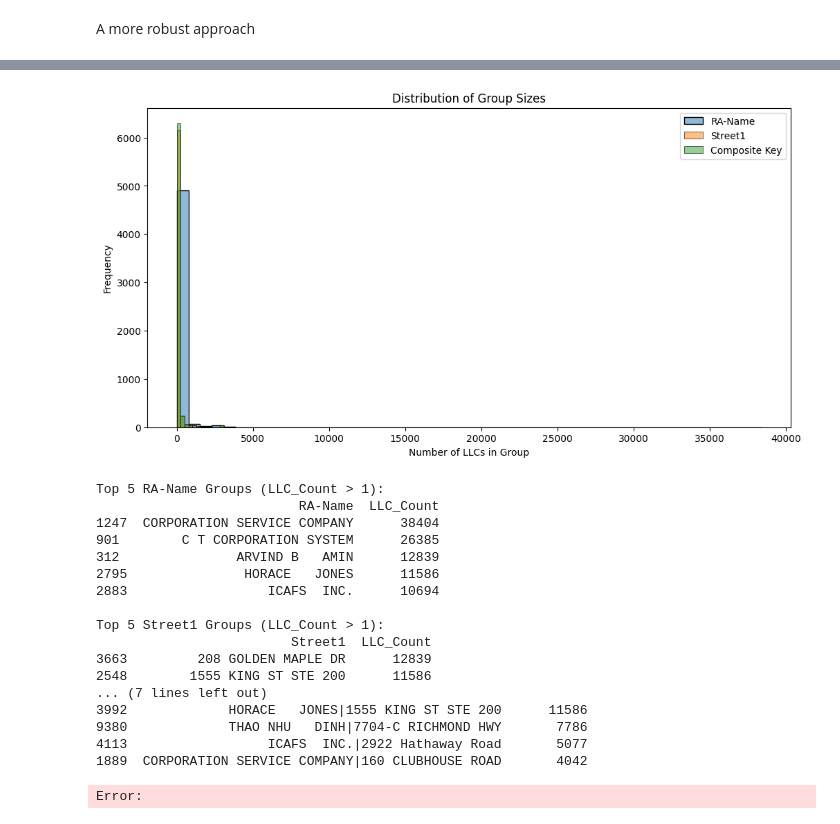
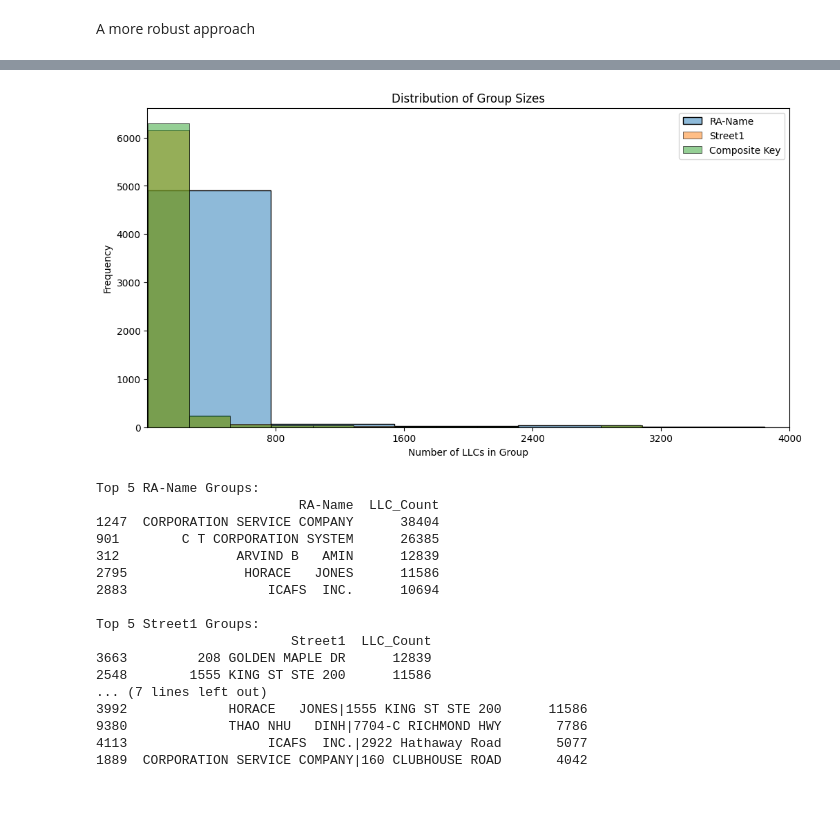
Before and after one commit to w-mayer/eviction_data, a Jupyter notebook: SCRIPTS/evictions_eda.ipynb, the cells around one changed output, grey strips where cells are left out. Drawn from its saved outputs; the diff is of its cells as text; code cells hidden in the pictures.

```diff
--- a/SCRIPTS/evictions_eda.ipynb
+++ b/SCRIPTS/evictions_eda.ipynb
@@ -4,7 +4,7 @@ import pandas as pd
 import matplotlib.pyplot as plt
 import seaborn as sns
 # %%
-df = pd.read_parquet('../DATA/evictions_matched.parquet')
+df = pd.read_parquet('../OUTPUT/evictions_matched.parquet')
 # %%
 df.shape
 # %% [output]
@@ -141,26 +204,33 @@ composite_groups = composite_groups.loc[composite_groups['LLC_Count'] > 1]
 # %%
+from matplotlib.ticker import MaxNLocator
+
 plt.figure(figsize=(12, 6))
 sns.histplot(ra_groups['LLC_Count'], bins=50, label='RA-Name', alpha=0.5)
 sns.histplot(address_groups['LLC_Count'], bins=50, label='Street1', alpha=0.5)
 sns.histplot(composite_groups['LLC_Count'], bins=50, label='Composite Key', alpha=0.5)
+
 plt.xlabel('Number of LLCs in Group')
 plt.ylabel('Frequency')
 plt.title('Distribution of Group Sizes')
 plt.legend()
-plt.savefig('group_size_distribution.png')
+
+plt.xlim(0, 4000)
+plt.gca().xaxis.set_major_locator(MaxNLocator(integer=True, prune='lower', nbins=5))  # Limit to max 5 ticks
+
+plt.savefig('../OUTPUT/group_size_distribution.png')
 plt.show()
 plt.close()
 # %% [output]
-[figure, old version]
+[figure, new version]
 # %%
-print("Top 5 RA-Name Groups (LLC_Count > 1):")
+print("Top 5 RA-Name Groups:")
 print(ra_groups[['RA-Name', 'LLC_Count']].sort_values(by='LLC_Count', ascending=False).head(5))
-print("\nTop 5 Street1 Groups (LLC_Count > 1):")
+print("\nTop 5 Street1 Groups:")
 print(address_groups[['Street1', 'LLC_Count']].sort_values(by='LLC_Count', ascending=False).head(5))
-print("\nTop 5 Composite Key Groups (LLC_Count > 1):")
+print("\nTop 5 Composite Key Groups:")
 print(composite_groups[['Composite_Key', 'LLC_Count']].sort_values(by='LLC_Count', ascending=False).head(5))
 # %% [output]
-Top 5 RA-Name Groups (LLC_Count > 1):
+Top 5 RA-Name Groups:
                           RA-Name  LLC_Count
 1247  CORPORATION SERVICE COMPANY      38404
 901        C T CORPORATION SYSTEM      26385
@@ -168,7 +238,7 @@ Top 5 RA-Name Groups (LLC_Count > 1):
 2795               HORACE   JONES      11586
 2883                  ICAFS  INC.      10694
 
-Top 5 Street1 Groups (LLC_Count > 1):
+Top 5 Street1 Groups:
                          Street1  LLC_Count
 3663         208 GOLDEN MAPLE DR      12839
 2548        1555 KING ST STE 200      11586
@@ -177,7 +247,6 @@ Top 5 Street1 Groups (LLC_Count > 1):
 9380             THAO NHU   DINH|7704-C RICHMOND HWY       7786
 4113                  ICAFS  INC.|2922 Hathaway Road       5077
 1889  CORPORATION SERVICE COMPANY|160 CLUBHOUSE ROAD       4042
-Error:
 # %%
 ra_entities = df.merge(ra_groups[['RA-Name']], on='RA-Name', how='inner')[['Name', 'RA-Name', 'plaintiff_name']]
 address_entities = df.merge(address_groups[['Street1']], on='Street1', how='inner')[['Name', 'Street1', 'plaintiff_name']]
```
Also changed, not shown: parts of 3 cells of this notebook, 1 other file.
